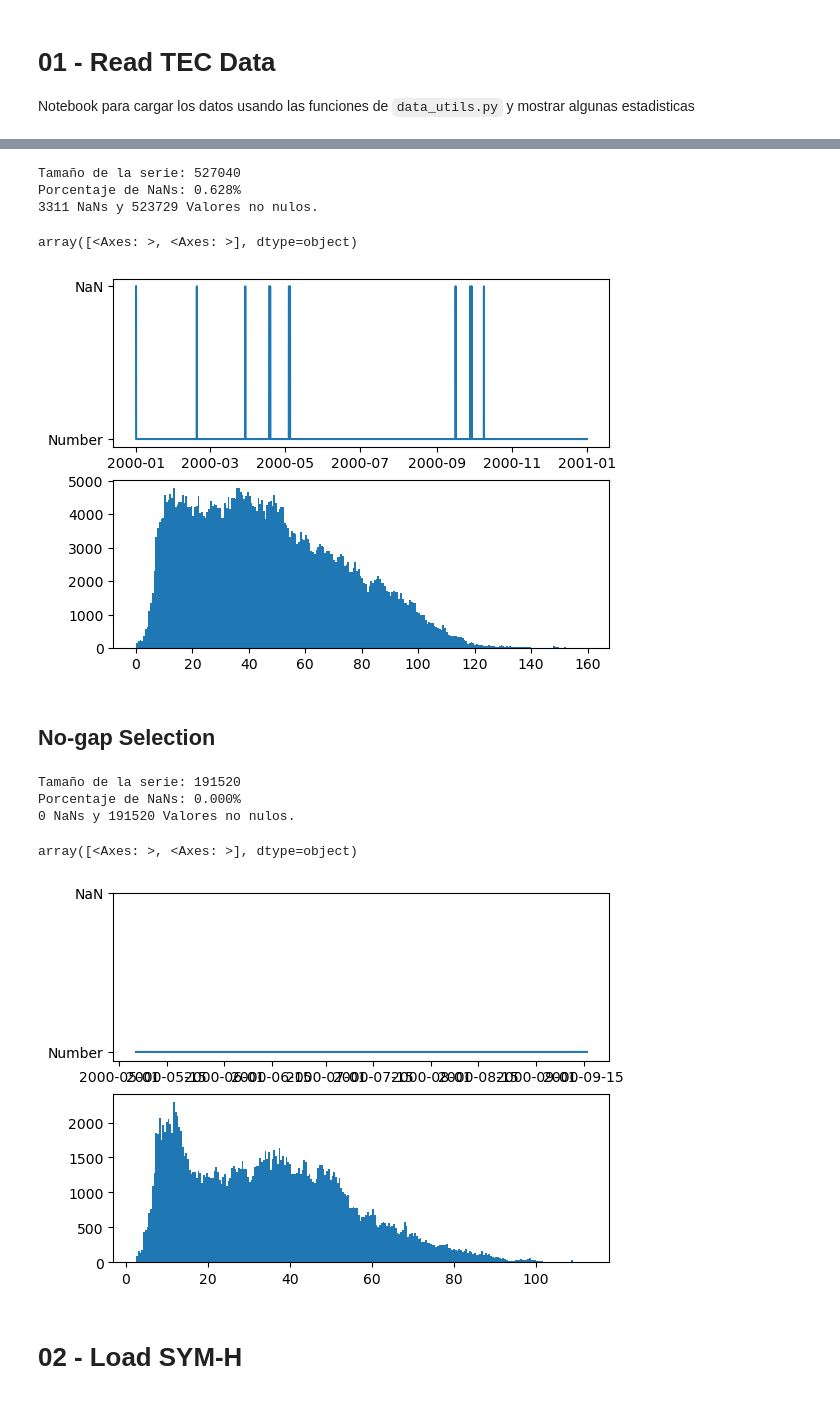
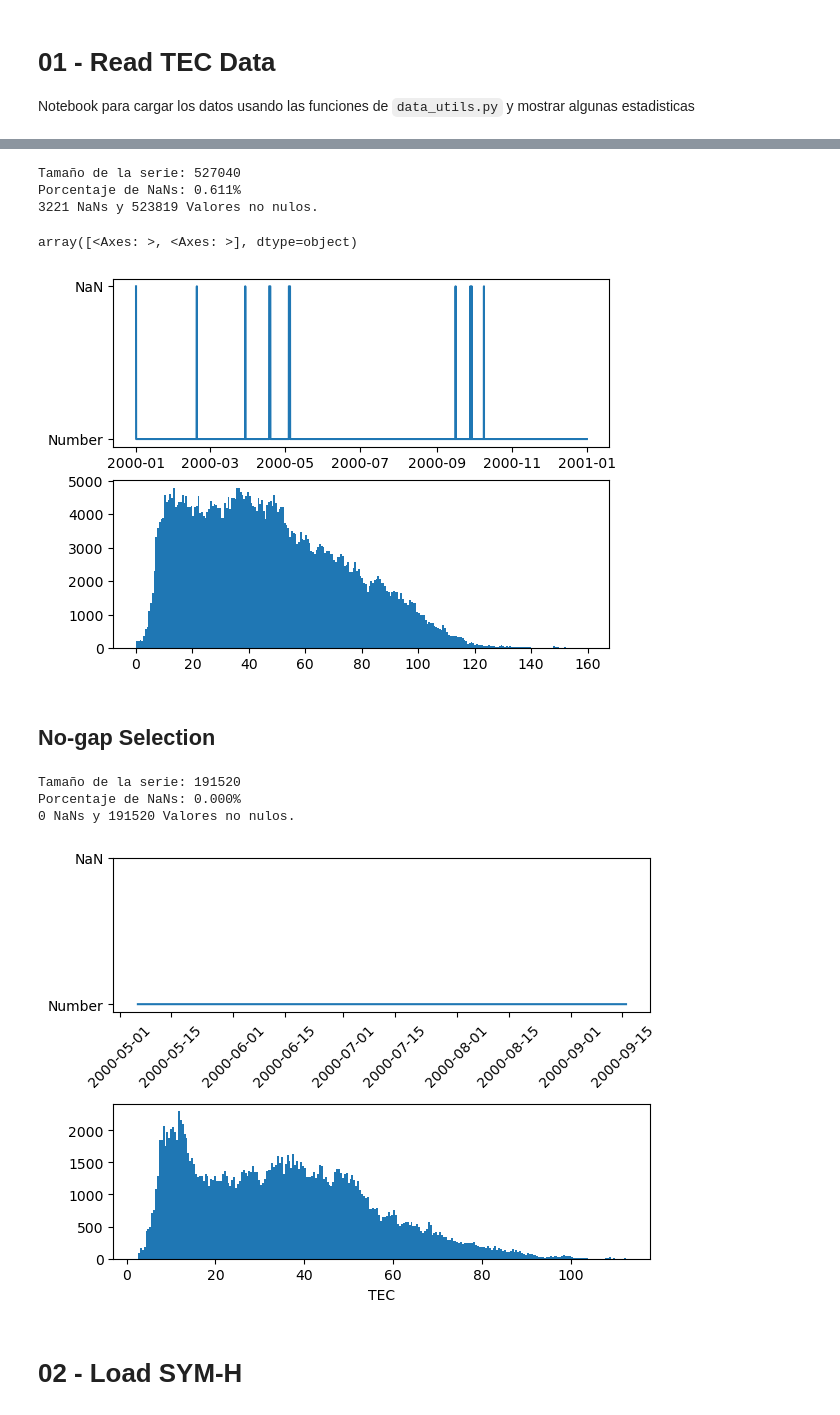
Before and after one commit to atuel96/cargar-estacion-tucu-tec, a Jupyter notebook: 01-load-and-combine-TEC-&-SYMH.ipynb, the cells around one changed output, grey strips where cells are left out. Cells and saved outputs as stored; diff of their text form; code cells hidden in the pictures.

Commit message:
Update notebook for years 2017 & 2000

```diff
--- a/01-load-and-combine-TEC-&-SYMH.ipynb
+++ b/01-load-and-combine-TEC-&-SYMH.ipynb
@@ -21,5 +23,5 @@ from data_utils import load_tec_data
 
 # Load Data
 datafolder = Path("tucu")
-year = 2000
-df = load_tec_data(year, datafolder)
+df_2017 = load_tec_data(2017, datafolder)
+df_2000 = load_tec_data(2000, datafolder)
@@ -42,0 +54,3 @@ plt.plot(df.tec)
+# %%
+df = df_2000
+year = 2000
@@ -46,13 +74,13 @@ plt.plot(df.tec)
 from datetime import timedelta
 
 tec = df.resample(rule=timedelta(0,60)).asfreq() # resample to 60s
-tec = tec.interpolate(method="linear", limit=1) # interpolate missing values
+tec = tec.interpolate(method="linear", limit=10) # interpolate missing values with gaps shorter than 10 minutes
 
 data_utils.basic_stats(tec.tec)
 # %% [output]
 Tamaño de la serie: 527040
-Porcentaje de NaNs: 0.628%
-3311 NaNs y 523729 Valores no nulos.
+Porcentaje de NaNs: 0.611%
+3221 NaNs y 523819 Valores no nulos.
 array([<Axes: >, <Axes: >], dtype=object)
 [figure]
 # %% [markdown]
@@ -60,14 +88,16 @@ array([<Axes: >, <Axes: >], dtype=object)
 # %%
 start_date = f"{year}-05-06"
 end_date = f"{year}-09-15"
 tec_selection = tec.loc[start_date:end_date]
-data_utils.basic_stats(tec_selection.tec)
+axs = data_utils.basic_stats(tec_selection.tec)
+axs[0].set_xticks(axs[0].get_xticks(), axs[0].get_xticklabels(),rotation=45)
+axs[1].set_xlabel("TEC")
+plt.tight_layout()
 # %% [output]
 Tamaño de la serie: 191520
 Porcentaje de NaNs: 0.000%
 0 NaNs y 191520 Valores no nulos.
-array([<Axes: >, <Axes: >], dtype=object)
-[figure, old version]
+[figure, new version]
 # %% [markdown]
 # 02 - Load SYM-H
 # %%
```
Also changed, not shown: parts of 10 cells of this notebook.
